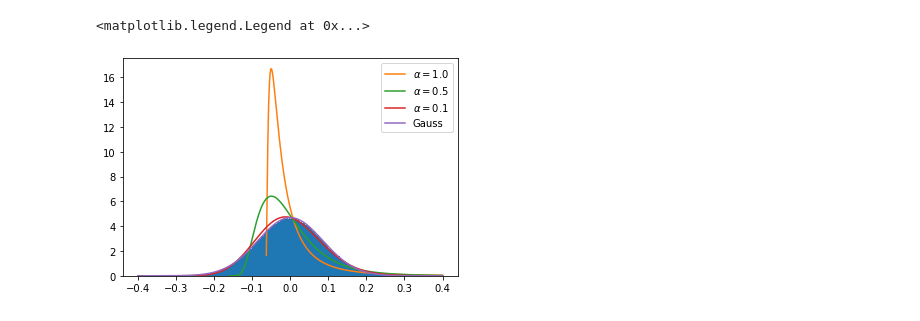
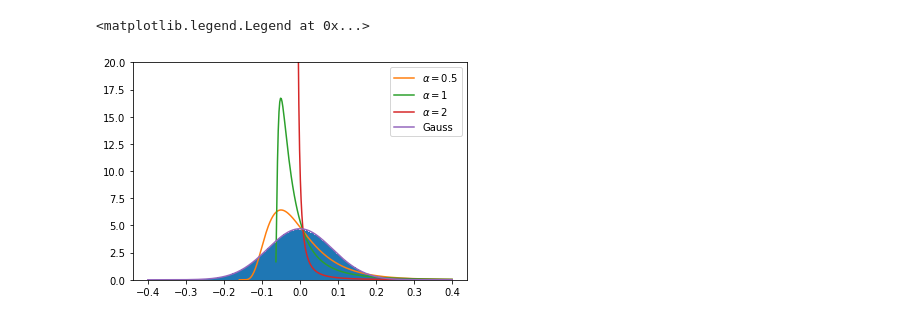
Before and after one commit to sheydenreich/threepoint, a Jupyter notebook: python_scripts/test_lognormal_fields.ipynb, the cells around one changed output. Cells and saved outputs as stored; diff of their text form; code cells hidden in the pictures.

```diff
--- a/python_scripts/test_lognormal_fields.ipynb
+++ b/python_scripts/test_lognormal_fields.ipynb
@@ -3,7 +3,7 @@ import numpy as np
 import matplotlib.pyplot as plt
 from matplotlib.colors import LogNorm
 # %%
-alphas=[0.5, 1]#, 1, 2]
+alphas=[0.5, 1, 2]#, 1, 2]
 folders={}
 for alpha in alphas:
     folders[str(alpha)]=f"/vol/euclid6/euclid6_ssd/sven/threepoint_with_laila/Map3_Covariances/LognormalFields_alpha_{alpha:.1f}/"
@@ -16,3 +16,4 @@ for i in range(N):
         for k in range(j, N):
             ix = i*N**2+j*N+k
             ixs.append(ix)
+print(ixs)
@@ -109,18 +154,18 @@ def gauss(x, sigma):
 # %%
 
 plt.hist(slics_kappa.ravel(), bins=400, range=(-0.4, 0.4), density=True)
 x=np.linspace(-0.4, 0.4, num=400)
 #x=np.linspace(-3, 3, num=400)
 
 sigma=0.085
 
-#plt.ylim(0, 2.5)
-plt.plot(x,lognormal(x, alpha=1.0, sigma=sigma), label=r"$\alpha=1.0$")
+plt.ylim(0, 20)
 plt.plot(x,lognormal(x, alpha=0.5, sigma=sigma), label=r"$\alpha=0.5$")
-plt.plot(x,lognormal(x, alpha=0.1, sigma=sigma), label=r"$\alpha=0.1$")
+plt.plot(x,lognormal(x, alpha=1, sigma=sigma), label=r"$\alpha=1$")
+plt.plot(x,lognormal(x, alpha=2, sigma=sigma), label=r"$\alpha=2$")
 plt.plot(x,gauss(x, sigma=sigma), label=r"Gauss")
 
 plt.legend()
 # %% [output]
 <matplotlib.legend.Legend at 0x...>
-[figure, old version]
+[figure, new version]
```
Also changed, not shown: parts of 11 cells of this notebook.
